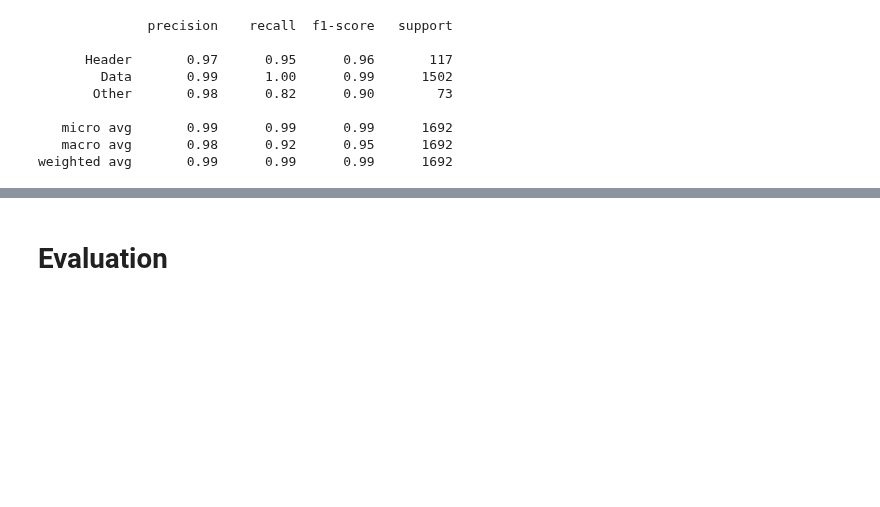
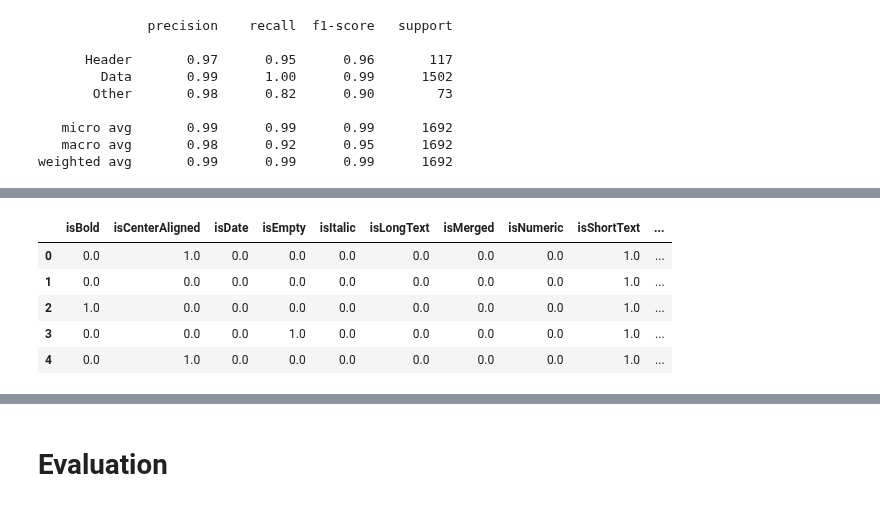
Before and after one commit to RichStone/web-tables-header-detection, a Jupyter notebook: Notebooks/Table Header Detection.ipynb, the cells around one changed output, grey strips where cells are left out. Drawn from its saved outputs; the diff is of its cells as text; code cells hidden in the pictures; blank space fills up the shorter version.

Commit message:
Add a random forests approach

```diff
--- a/Notebooks/Table Header Detection.ipynb
+++ b/Notebooks/Table Header Detection.ipynb
@@ -799,0 +803,34 @@ weighted avg       0.99      0.99      0.99      1692
+# %%
+client = MongoClient()
+db = client.bob
+tables = db.tables
+cursor = tables.find({"annotatedAt" : {"$exists" : True}, "skipped": {"$ne": True}})
+tables = pd.DataFrame(list(cursor))
+client.close()
+# %%
+# random forests expect float values so logarithmic binning doesn't work
+def normalizeRow(rowDict):
+    colCount = rowDict["colCount"]
+    rowDict.pop("colCount")
+    for feature in rowDict:
+        rowDict[feature] = rowDict[feature]/colCount
+    return rowDict
+
+tableFeatures = [tableFeatures for tableFeatures in tables["features"]]
+rowFeatures = []
+# reduce features to one table with features per row
+for table in tableFeatures:
+    for rowKey in table:
+        rowDict = table[rowKey]
+        rowDict = normalizeRow(rowDict)
+        rowDict['rowIndex'] = rowKey
+        rowFeatures.append(rowDict)
+
+tableLables = [tableAnnotations for tableAnnotations in tables["annotations"]]
+rowLables = reduce(list.__add__, tableLables)
+labels = {"Header": 0, "Data": 1, "Other": 2}
+rowLables = [labels[lable] for lable in rowLables]
+
+rowFeatures = pd.DataFrame(rowFeatures)
+
+rowFeatures.head()
@@ -799,0 +845,15 @@ weighted avg       0.99      0.99      0.99      1692
+# %%
+# clean of features comparing neighbouring rows (because they are NaN in first and last row)
+columnsToDrop = []
+for columnName in rowFeatures:
+    if columnName[-2:] == "Al" or columnName[-2:] == "Au" or columnName[-2:] == "Bl" or columnName[-2:] == "Bu":
+        columnsToDrop.append(columnName)
+rowFeatures = rowFeatures.drop(columns = columnsToDrop)
+rowFeatures.head()
+# %% [output]
+|  | isBold | isCenterAligned | isDate | isEmpty | isItalic | isLongText | isMerged | isNumeric | isShortText | ... |
+| 0 | 0.0 | 1.0 | 0.0 | 0.0 | 0.0 | 0.0 | 0.0 | 0.0 | 1.0 | ... |
+| 1 | 0.0 | 0.0 | 0.0 | 0.0 | 0.0 | 0.0 | 0.0 | 0.0 | 1.0 | ... |
+| 2 | 1.0 | 0.0 | 0.0 | 0.0 | 0.0 | 0.0 | 0.0 | 0.0 | 1.0 | ... |
+| 3 | 0.0 | 0.0 | 0.0 | 1.0 | 0.0 | 0.0 | 0.0 | 0.0 | 1.0 | ... |
+| 4 | 0.0 | 1.0 | 0.0 | 0.0 | 0.0 | 0.0 | 0.0 | 0.0 | 1.0 | ... |
```
Also changed, not shown: parts of 6 cells of this notebook.
